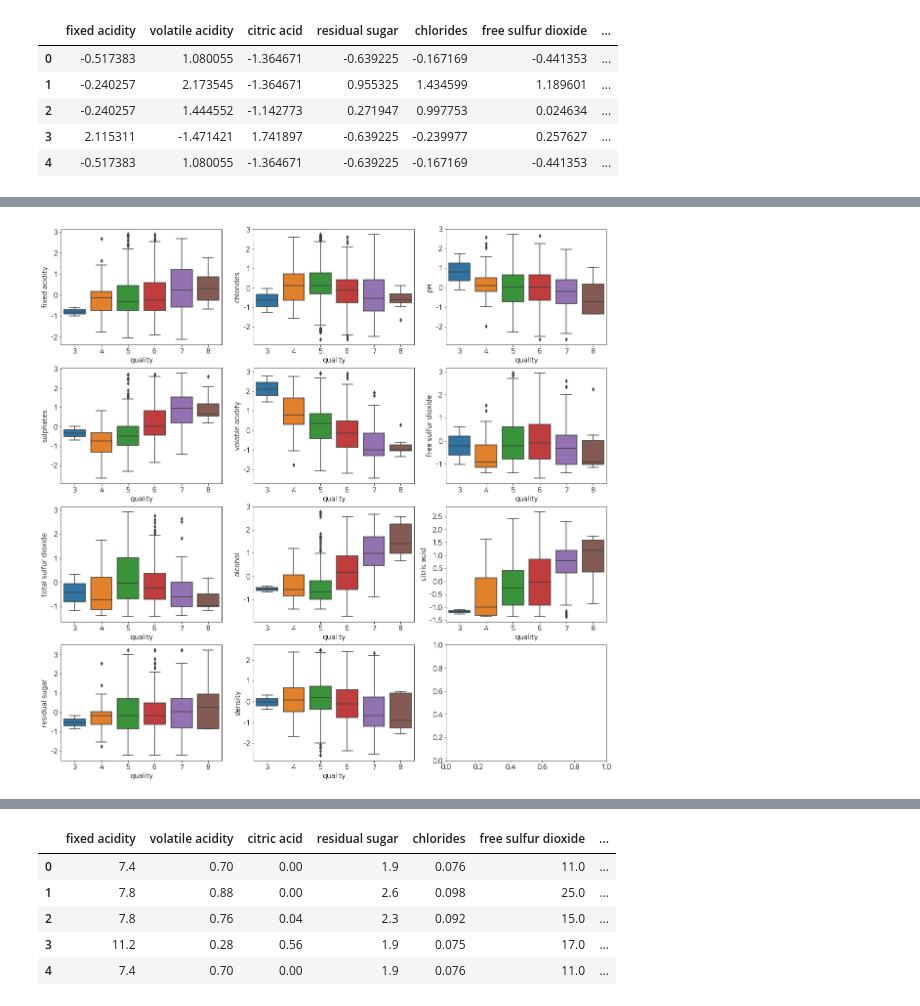
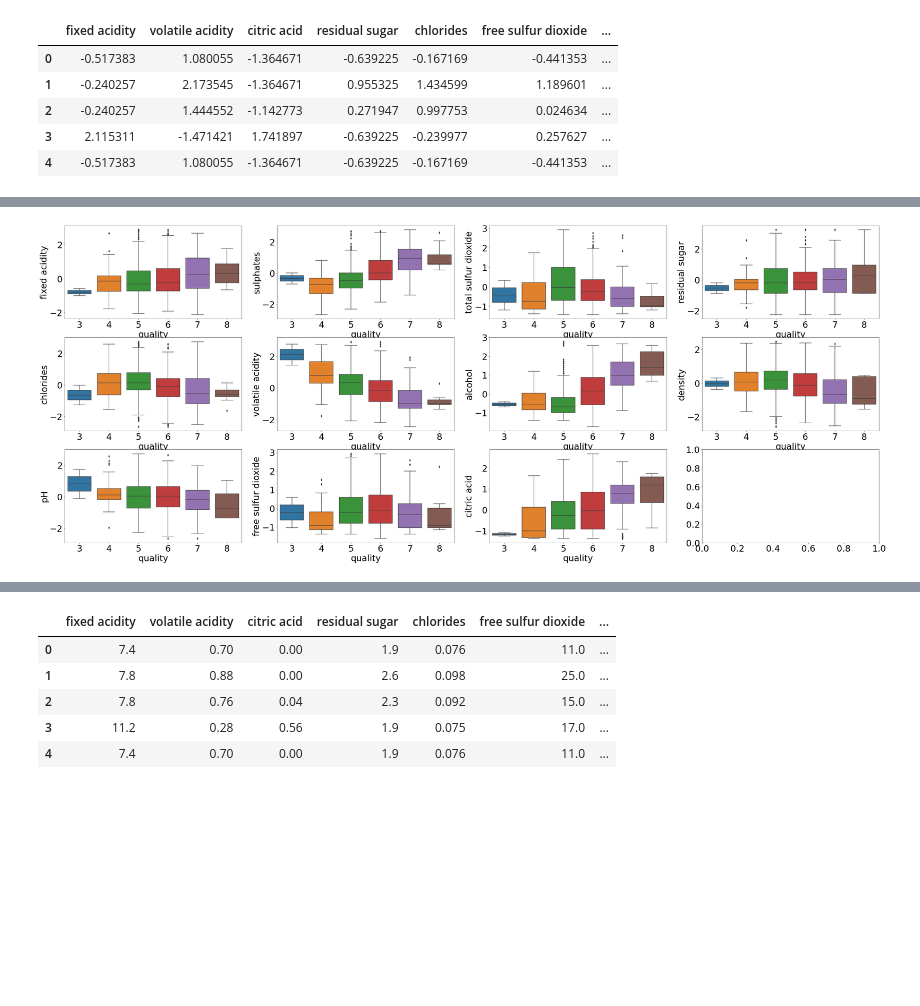
Before and after one commit to sohyeondian/red_wine, a Jupyter notebook: 00. red wine_kaggle.ipynb, the cells around one changed output, grey strips where cells are left out. Cells and saved outputs as stored; diff of their text form; code cells hidden in the pictures; blank space fills up the shorter version.

```diff
--- a/00. red wine_kaggle.ipynb
+++ b/00. red wine_kaggle.ipynb
@@ -265,16 +299,14 @@ tmp.describe()
 # %%
-plt.rcParams["figure.figsize"] = (20, 20)
-plt.rcParams["font.size"] = 15
+plt.rcParams["figure.figsize"] = (50, 20)
+plt.rcParams["font.size"] = 30
 
 length=len(X.columns.to_list())
-fig, ax = plt.subplots(ncols=3, nrows=4)
-plt.rcParams["font.size"] = 3
+fig, ax = plt.subplots(ncols=4, nrows=3)
 for idx, col in enumerate(X.columns.to_list()):
-    ax_x = idx % 4
-    ax_y = idx % 3
+    ax_x = idx % 3
+    ax_y = idx % 4
     sns.boxplot(x='quality', y=col, data=tmp, ax=ax[ax_x][ax_y])
     ax_x += 1
 
-
 plt.show()
 # %% [output]
@@ -281,0 +314,15 @@ plt.show()
+# %%
+plt.rcParams["figure.figsize"] = (50, 20)
+plt.rcParams["font.size"] = 30
+
+length=len(X.columns.to_list())
+fig, ax = plt.subplots(ncols=4, nrows=3)
+plt.rcParams["font.size"] = 3
+for idx, col in enumerate(X.columns.to_list()):
+    ax_x = idx % 3
+    ax_y = idx % 4
+    data = tmp[col].values
+    sns.distplot(data, kde=False, rug=False, fit=sp.stats.norm, ax=ax[ax_x][ax_y], axlabel=col)
+    ax_x += 1
+
+plt.show()
@@ -309,21 +378,18 @@ df_scaled.describe()
 | 75% | 5.911200e-01 | 6.548092e-01 | 7.988317e-01 | 4.997395e-01 | 6.337150e-01 | 6.071172e-01 | ... |
 | max | 2.877407e+00 | 2.932913e+00 | 2.684962e+00 | 3.233255e+00 | 2.745136e+00 | 2.937051e+00 | ... |
 # %%
-plt.rcParams["figure.figsize"] = (20, 20)
-plt.rcParams["font.size"] = 15
+plt.rcParams["figure.figsize"] = (50, 20)
+plt.rcParams["font.size"] = 30
 
-
-length=len(X.columns.to_list())
-fig, ax = plt.subplots(ncols=3, nrows=4)
-plt.rcParams["font.size"] = 3
+fig, ax = plt.subplots(ncols=4, nrows=3)
 for idx, col in enumerate(X.columns.to_list()):
-    ax_x = idx % 4
-    ax_y = idx % 3
+    ax_x = idx % 3
+    ax_y = idx % 4
     sns.boxplot(x='quality', y=col, data=df_scaled, ax=ax[ax_x][ax_y])
     ax_x += 1
 
 
 plt.show()
 # %% [output]
-[figure, old version]
+[figure, new version]
 # %%
```
Also changed, not shown: parts of 21 cells of this notebook, 16 other files.
